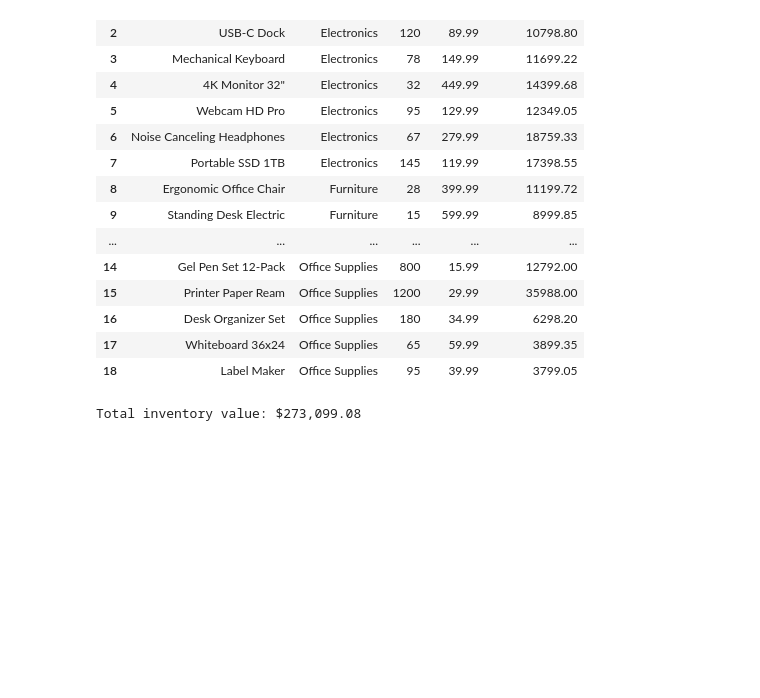
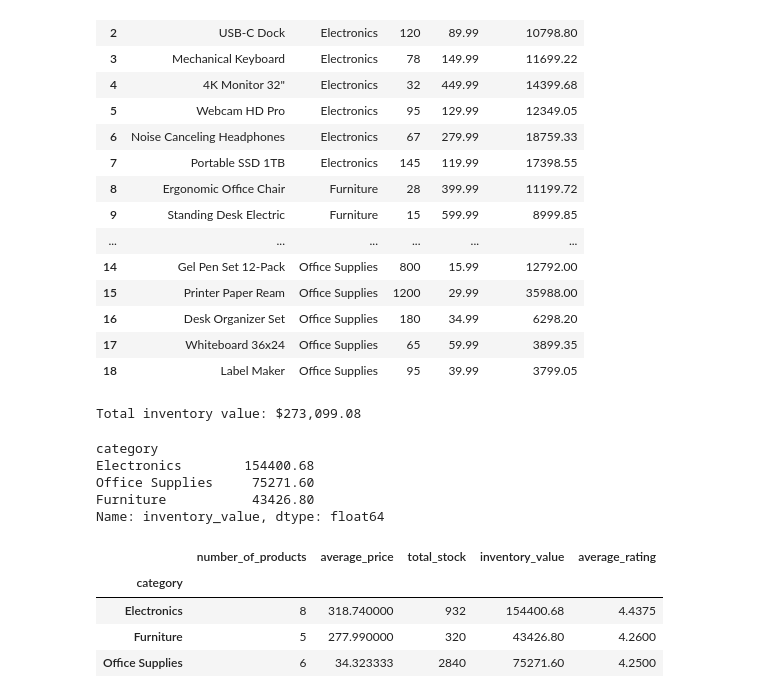
Before and after one commit to khing-fm/Data_Science, a Jupyter notebook: pandas-for_data-analytics_JSON-File.ipynb, the cells around one changed output. Cells and saved outputs as stored; diff of their text form; code cells hidden in the pictures; blank space fills up the shorter version.

```diff
--- a/pandas-for_data-analytics_JSON-File.ipynb
+++ b/pandas-for_data-analytics_JSON-File.ipynb
@@ -284,3 +284,36 @@ print(
 | 17 | Whiteboard 36x24 | Office Supplies | 65 | 59.99 | 3899.35 |
 | 18 | Label Maker | Office Supplies | 95 | 39.99 | 3799.05 |
 Total inventory value: $273,099.08
+# %%
+# 8a. Inventory value by category
+
+inventory_by_category = (
+    df.groupby('category')['inventory_value']
+    .sum()
+    .sort_values(ascending=False)
+)
+
+print(inventory_by_category)
+
+# 8b. Let's try other calculations
+
+category_summary = df.groupby('category').agg(
+    number_of_products=('product', 'count'),
+    average_price=('price', 'mean'),
+    total_stock=('stock', 'sum'),
+    inventory_value=('inventory_value', 'sum'),
+    average_rating=('rating', 'mean')
+)
+
+display(category_summary)
+# %% [output]
+category
+Electronics        154400.68
+Office Supplies     75271.60
+Furniture           43426.80
+Name: inventory_value, dtype: float64
+|  | number_of_products | average_price | total_stock | inventory_value | average_rating |
+| category |  |  |  |  |  |
+| Electronics | 8 | 318.740000 | 932 | 154400.68 | 4.4375 |
+| Furniture | 5 | 277.990000 | 320 | 43426.80 | 4.2600 |
+| Office Supplies | 6 | 34.323333 | 2840 | 75271.60 | 4.2500 |
```
Also changed, not shown: parts of 5 cells of this notebook.
